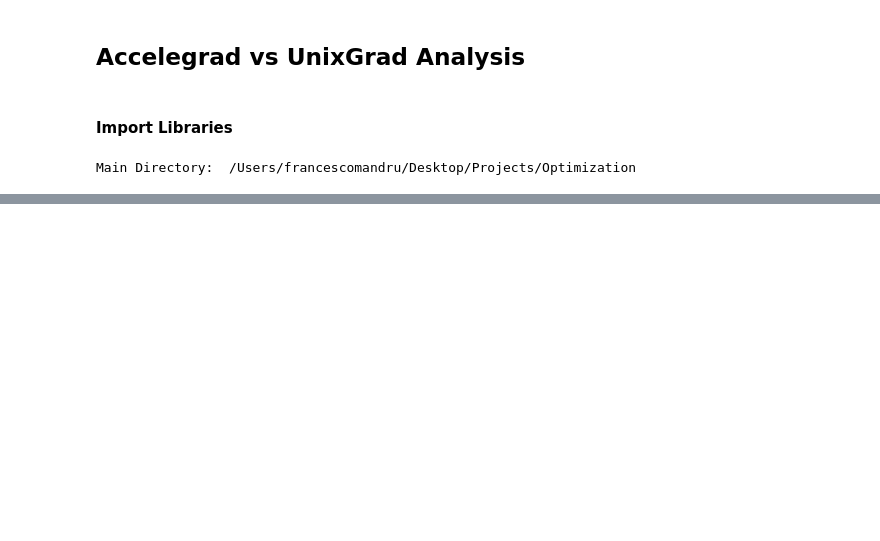
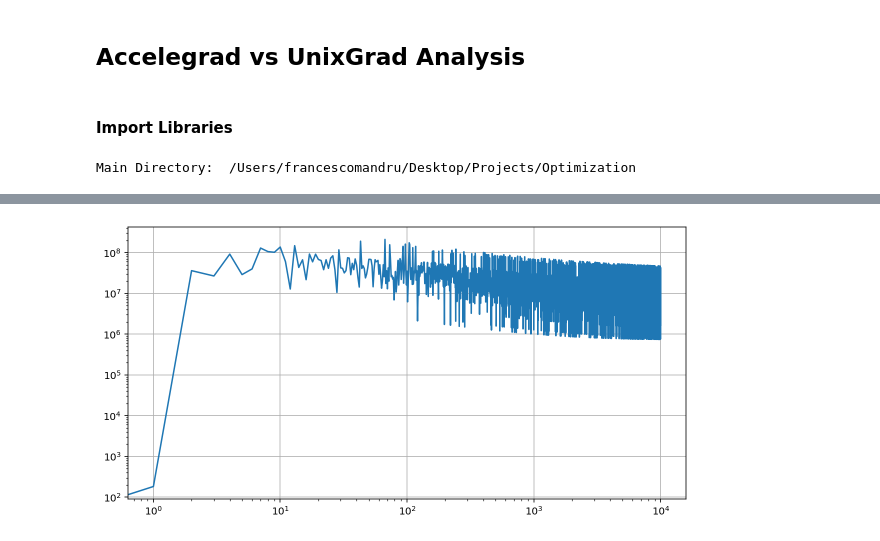
Before and after one commit to FrancescoMandru/Optimization, a Jupyter notebook: jupyter/testfunctions.ipynb, the cells around one changed output, grey strips where cells are left out. Cells and saved outputs as stored; diff of their text form; code cells hidden in the pictures; blank space fills up the shorter version.

```diff
--- a/jupyter/testfunctions.ipynb
+++ b/jupyter/testfunctions.ipynb
@@ -8,17 +8,23 @@ import sys
 import numpy as np
 from scipy import sparse
 import pandas as pd
+from random import randrange
+import matplotlib.pyplot as plt
+plt.rcParams['figure.figsize'] = [10, 5]
+from sklearn.model_selection import train_test_split
+from sklearn import preprocessing
+from sklearn.utils import shuffle
+from tqdm.notebook import tqdm
 
-module_path = os.path.abspath(os.path.join('..'))
+
+module_path = os.path.abspath(os.path.join('../'))
 if module_path not in sys.path:
     sys.path.append(module_path)
 print("Main Directory: ", module_path)
 
 
-
-from base_optimizer import BaseOptimizer
-from accelegrad import AcceleGrad
-from utils import squared_hinge_loss, grad
+from IPython.display import set_matplotlib_formats
+set_matplotlib_formats('retina')
 # %% [output]
 Main Directory:  /Users/francescomandru/Desktop/Projects/Optimization
 # %%
@@ -38,9 +53,10 @@ data.head()
 # %%
-data = np.array(data)
-X, y = data[:,1:], data[:,0]
+X, y = load_data( os.path.join(module_path,"datasets/data.csv") )
 print("Dataset shape: ", X.shape)
 print("Labels shape: ", y.shape)
-
+X_train, X_test, y_train, y_test = train_test_split(X, y, test_size=0.20, random_state=42)
+print("TRAIN len: ", len(X_train))
+print("TEST len: ", len(X_test))
 #initialize initial weights as a sparse matrix.
 weights_initial = np.random.rand(1,30).T
 print("Weights shape: ", weights_initial.shape)
@@ -64,0 +187,7 @@ loss_fw, time_fw, weights_fw = fw(W = weights_initial,
+# %%
+a, b = accelegrad(weights_initial,
+               X_train,
+               y_train,
+               diameter=10**3,
+               lamb=0.0001,
+               max_iter=10000)
@@ -64,0 +202,7 @@ loss_fw, time_fw, weights_fw = fw(W = weights_initial,
+# %%
+plt.plot(a)
+plt.grid()
+plt.yscale('log')
+plt.xscale('log')
+# %% [output]
+[figure, added]
```
Also changed, not shown: parts of 6 cells of this notebook, 4 other files.
